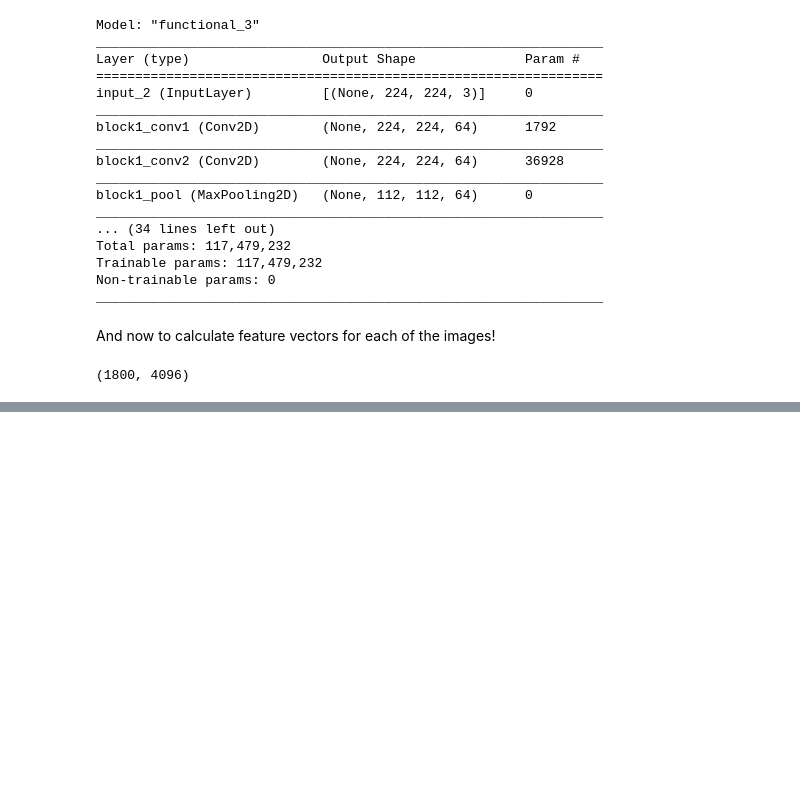
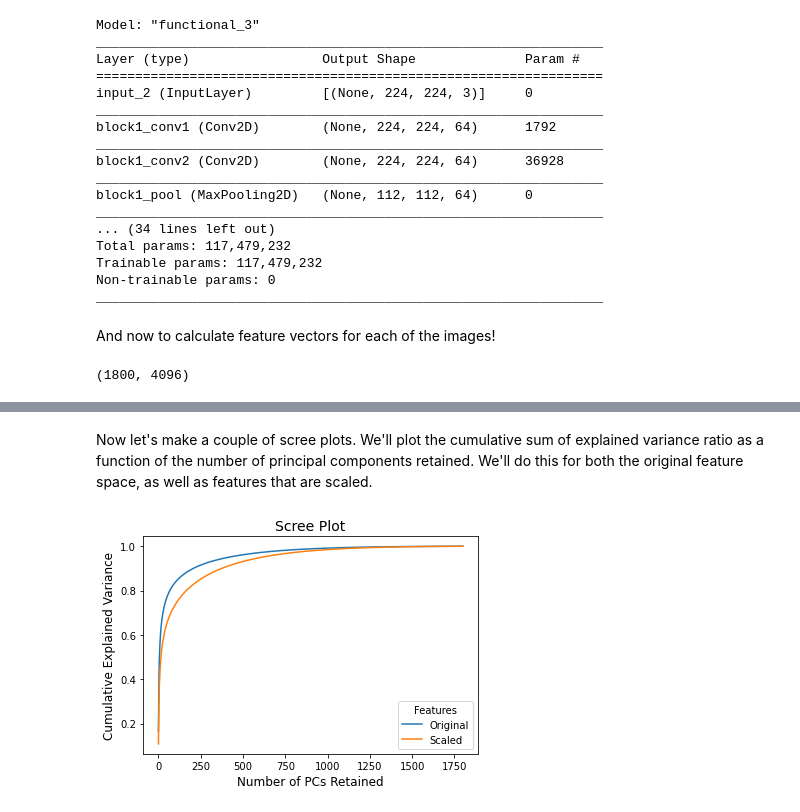
Before and after one commit to arkitahara/neu_vgg16_example, a Jupyter notebook: notebooks/1.0-ark_tutorial.ipynb, the cells around one changed output, grey strips where cells are left out. Cells and saved outputs as stored; diff of their text form; code cells hidden in the pictures; blank space fills up the shorter version.

```diff
--- a/notebooks/1.0-ark_tutorial.ipynb
+++ b/notebooks/1.0-ark_tutorial.ipynb
@@ -215,0 +225,26 @@ fc1.shape
+# %%
+# Scale the feature space
+ss = StandardScaler(with_mean=False)
+scaled_feats = ss.fit_transform(fc1)
+# %%
+pca = PCA() # create a PCA model
+x_pca = pca.fit_transform(fc1) # perform the PCA (two lines--it's that easy!)
+
+s_pca = PCA()
+sx_pca = s_pca.fit_transform(scaled_feats) # do it again with the scaled features
+# %% [markdown]
+Now let's make a couple of scree plots. We'll plot the cumulative sum of explained variance ratio as a function of the number of principal components retained. We'll do this for both the original feature space, as well as features that are scaled.
+# %%
+y = np.cumsum(pca.explained_variance_ratio_) # the original feature model
+sy = np.cumsum(s_pca.explained_variance_ratio_) # the scaled feature model
+x = np.arange(len(y))
+fig, ax = plt.subplots(figsize=(6,4))
+ax.plot(x,y, label='Original')
+ax.plot(x, sy, label='Scaled')
+ax.set_ylabel('Cumulative Explained Variance', fontsize=12)
+ax.set_xlabel('Number of PCs Retained', fontsize=12)
+ax.legend(title='Features')
+ax.set_title('Scree Plot', fontsize=14)
+fig.savefig(RESULTS_DIR.joinpath('3_pca_scree.pdf'), bbox_inches='tight')
+# %% [output]
+[figure, added]
```
Also changed, not shown: parts of 5 cells of this notebook.
